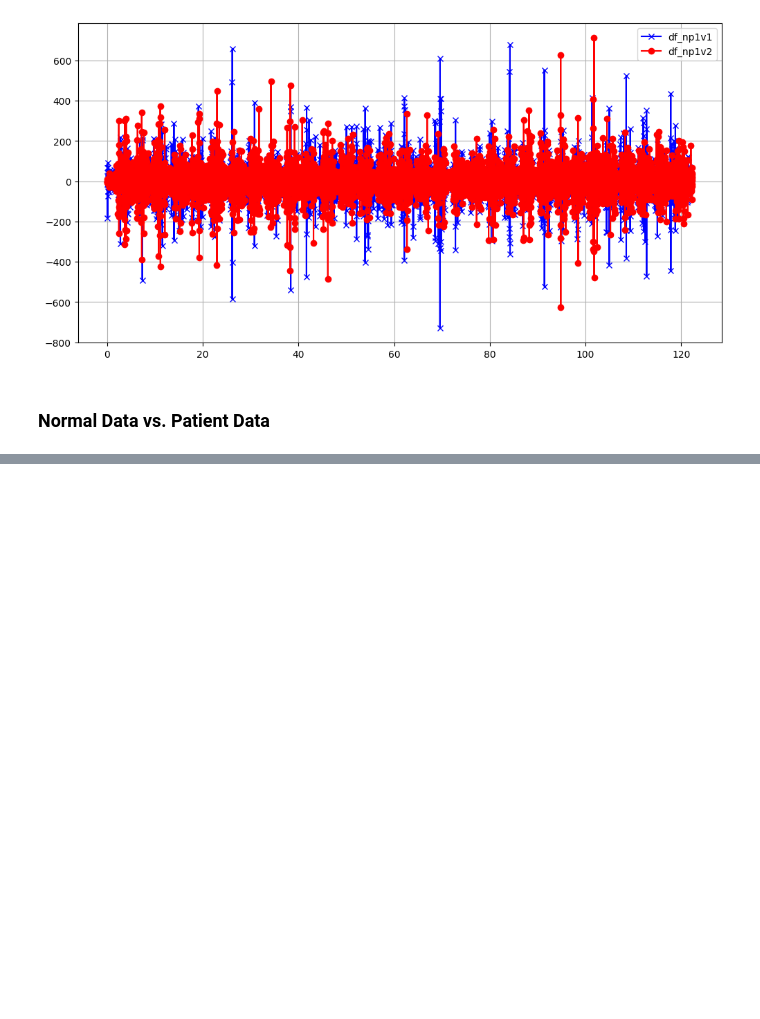
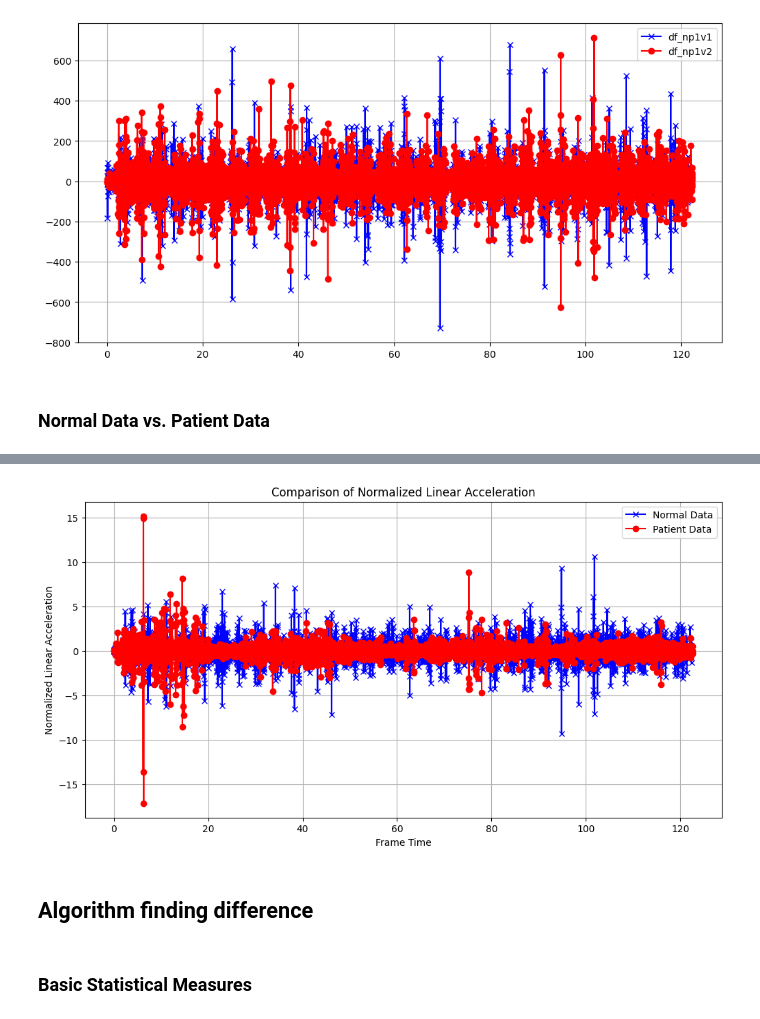
Before and after one commit to Victor-lyhan/Parkinson-Diagnosis, a Jupyter notebook: Computer Vision/graph_data.ipynb, the cells around one changed output, grey strips where cells are left out. Drawn from its saved outputs; the diff is of its cells as text; code cells hidden in the pictures; blank space fills up the shorter version.

Commit message:
new vid analysis ran on p1, graphing

```diff
--- a/Computer Vision/graph_data.ipynb
+++ b/Computer Vision/graph_data.ipynb
@@ -146,0 +148,22 @@ plt.show()
+# %%
+# Normalize the linear acceleration column for both datasets
+df_p1v2['linear_acceleration_normalized'] = (df_p1v2[y_axis] - df_p1v2[y_axis].mean()) / df_p1v2[y_axis].std()
+df_np1v2['linear_acceleration_normalized'] = (df_np1v2[y_axis] - df_np1v2[y_axis].mean()) / df_np1v2[y_axis].std()
+
+plt.figure(figsize=(12,6))
+
+plt.plot(df_np1v2[x_axis], df_np1v2['linear_acceleration_normalized'], label='Normal Data', color='blue', marker='x')
+plt.plot(df_p1v2[x_axis], df_p1v2['linear_acceleration_normalized'], label='Patient Data', color='red', marker='o')
+
+plt.xlabel('Frame Time')
+plt.ylabel('Normalized Linear Acceleration')
+plt.title('Comparison of Normalized Linear Acceleration')
+plt.legend()
+plt.grid(True)
+plt.show()
+# %% [output]
+[figure, added]
+# %% [markdown]
+## Algorithm finding difference
+# %% [markdown]
+### Basic Statistical Measures
```
Also changed, not shown: parts of 5 cells of this notebook, 3 other files.
